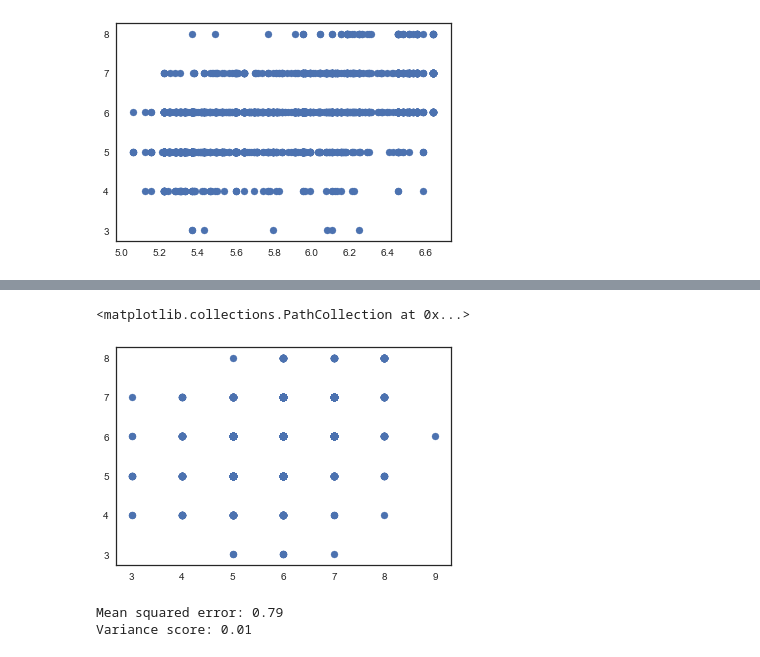
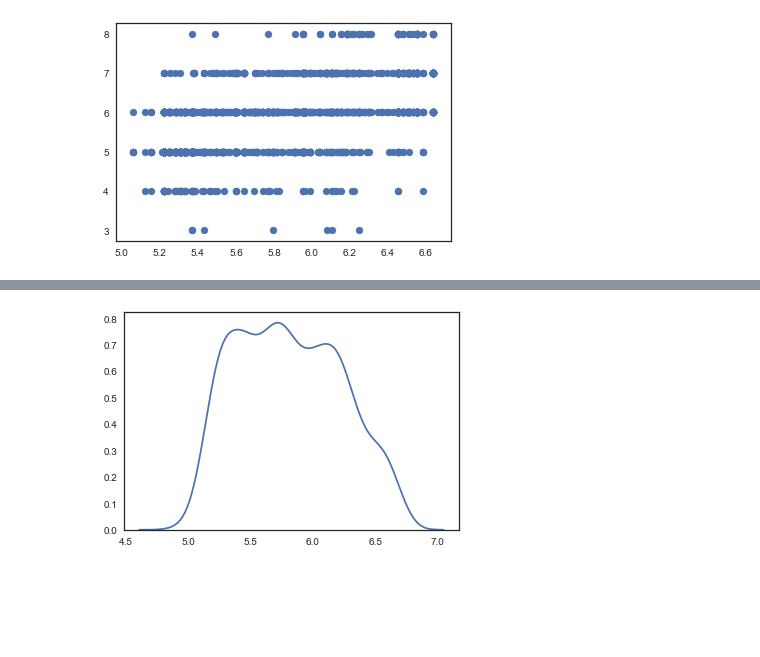
Before and after one commit to bahbbc/wine-quality, a Jupyter notebook: WineQuality.ipynb, the cells around one changed output, grey strips where cells are left out. Cells and saved outputs as stored; diff of their text form; code cells hidden in the pictures; blank space fills up the shorter version.

```diff
--- a/WineQuality.ipynb
+++ b/WineQuality.ipynb
@@ -580,14 +557,4 @@ array([6, 7, 7, ..., 6, 7, 5])
-# %%
-# Plot outputs
-plt.scatter(y_pred, y_test)
-# %% [output]
-<matplotlib.collections.PathCollection at 0x...>
-[figure, removed]
-# %%
-print("Mean squared error: %.2f"
-      % mean_squared_error(y_pred, y_test))
-# Explained variance score: 1 is perfect prediction
-print('Variance score: %.2f' % r2_score(y_pred, y_test))
-# %% [output]
-Mean squared error: 0.79
-Variance score: 0.01
+# %%
+sns.kdeplot(yp);
+# %% [output]
+[figure, added]
```
Also changed, not shown: parts of 16 cells of this notebook.
